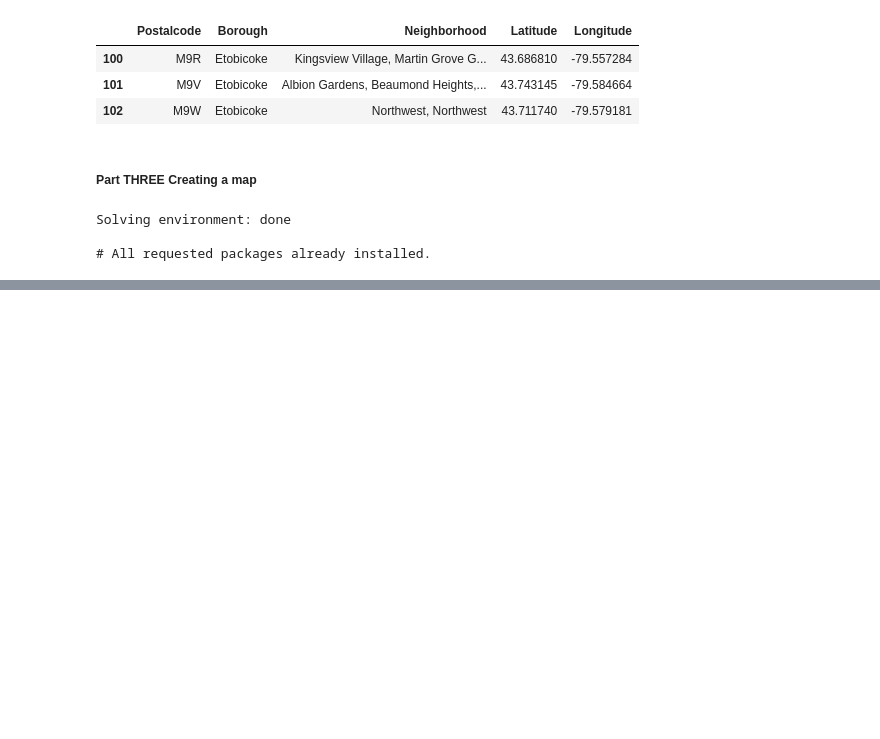
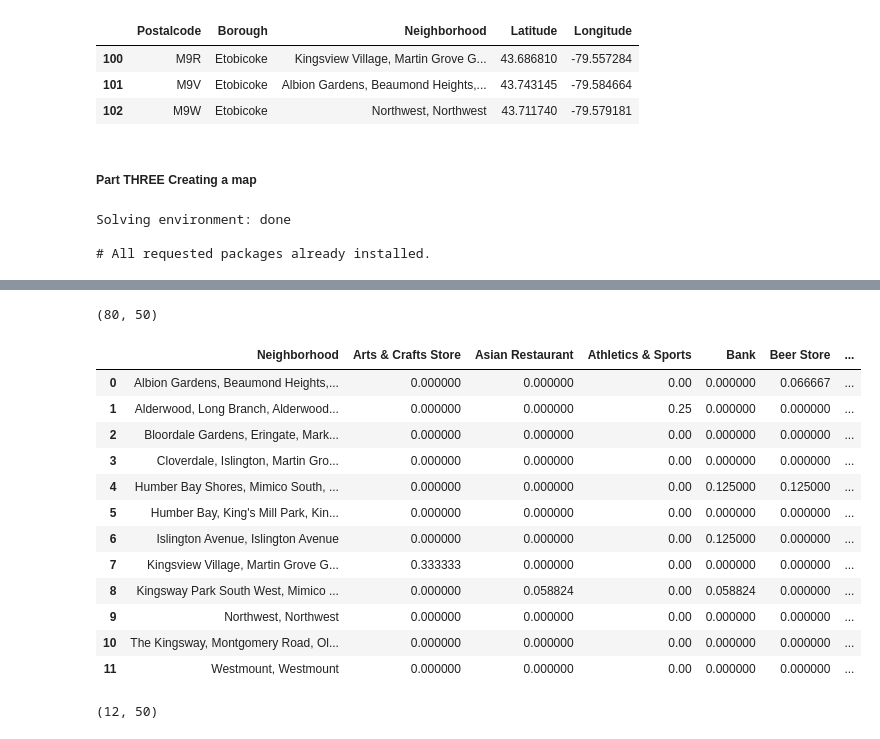
Before and after one commit to yanagh/CourseraCapstone, a Jupyter notebook: Segmenting and Clustering Neighborhoods.ipynb, the cells around one changed output, grey strips where cells are left out. Saved outputs shown, nothing was run; the diff lists cells and outputs as text; code cells hidden in the pictures; blank space fills up the shorter version.

```diff
--- a/Segmenting and Clustering Neighborhoods.ipynb
+++ b/Segmenting and Clustering Neighborhoods.ipynb
@@ -264,0 +264,8 @@ The geograpical coordinate of Toronto are 43.653963, -79.387207.
+# %%
+CLIENT_ID = 'AJVRRHMYY3EEPYOZBIBNIVCSHPNNDGO50G0ZTYUEMJNWSTAB' # your Foursquare ID
+CLIENT_SECRET = '1UCZY3IMQM02NFH0N3KPT2WWYH0UKVEVK2N0T2RKEWBKZIZP' # your Foursquare Secret
+VERSION = '20180604'
+LIMIT = 30
+print('Your credentails:')
+print('CLIENT_ID: ' + CLIENT_ID)
+print('CLIENT_SECRET:' + CLIENT_SECRET)
@@ -264,0 +342,17 @@ The geograpical coordinate of Toronto are 43.653963, -79.387207.
+# %%
+results = requests.get(url).json()
+venues = results['response']['groups'][0]['items']
+
+nearby_venues = json_normalize(venues) # flatten JSON
+
+# filter columns
+filtered_columns = ['venue.name', 'venue.categories', 'venue.location.lat', 'venue.location.lng']
+nearby_venues =nearby_venues.loc[:, filtered_columns]
+
+# filter the category for each row
+nearby_venues['venue.categories'] = nearby_venues.apply(get_category_type, axis=1)
+
+# clean columns
+nearby_venues.columns = [col.split(".")[-1] for col in nearby_venues.columns]
+
+nearby_venues.head(5)
@@ -264,0 +407,5 @@ The geograpical coordinate of Toronto are 43.653963, -79.387207.
+# %%
+Etobicoke_venues = getNearbyVenues(names=Etobicoke_data['Neighborhood'],
+                                   latitudes=Etobicoke_data['Latitude'],
+                                   longitudes=Etobicoke_data['Longitude']
+                                  )
@@ -264,0 +457,12 @@ The geograpical coordinate of Toronto are 43.653963, -79.387207.
+# %%
+# one hot encoding
+Etobicoke_onehot = pd.get_dummies(Etobicoke_venues[['Venue Category']], prefix="", prefix_sep="")
+
+# add neighborhood column back to dataframe
+Etobicoke_onehot['Neighborhood'] = Etobicoke_venues['Neighborhood']
+
+# move neighborhood column to the first column
+fixed_columns = [Etobicoke_onehot.columns[-1]] + list(Etobicoke_onehot.columns[:-1])
+Etobicoke_onehot = Etobicoke_onehot[fixed_columns]
+
+Etobicoke_onehot.head()
@@ -264,0 +476,25 @@ The geograpical coordinate of Toronto are 43.653963, -79.387207.
+# %%
+Etobicoke_onehot.shape
+# %% [output]
+(80, 50)
+# %%
+Etobicoke_grouped = Etobicoke_onehot.groupby('Neighborhood').mean().reset_index()
+Etobicoke_grouped
+# %% [output]
+|  | Neighborhood | Arts & Crafts Store | Asian Restaurant | Athletics & Sports | Bank | Beer Store | ... |
+| 0 | Albion Gardens, Beaumond Heights,... | 0.000000 | 0.000000 | 0.00 | 0.000000 | 0.066667 | ... |
+| 1 | Alderwood, Long Branch, Alderwood... | 0.000000 | 0.000000 | 0.25 | 0.000000 | 0.000000 | ... |
+| 2 | Bloordale Gardens, Eringate, Mark... | 0.000000 | 0.000000 | 0.00 | 0.000000 | 0.000000 | ... |
+| 3 | Cloverdale, Islington, Martin Gro... | 0.000000 | 0.000000 | 0.00 | 0.000000 | 0.000000 | ... |
+| 4 | Humber Bay Shores, Mimico South, ... | 0.000000 | 0.000000 | 0.00 | 0.125000 | 0.125000 | ... |
+| 5 | Humber Bay, King's Mill Park, Kin... | 0.000000 | 0.000000 | 0.00 | 0.000000 | 0.000000 | ... |
+| 6 | Islington Avenue, Islington Avenue | 0.000000 | 0.000000 | 0.00 | 0.125000 | 0.000000 | ... |
+| 7 | Kingsview Village, Martin Grove G... | 0.333333 | 0.000000 | 0.00 | 0.000000 | 0.000000 | ... |
+| 8 | Kingsway Park South West, Mimico ... | 0.000000 | 0.058824 | 0.00 | 0.058824 | 0.000000 | ... |
+| 9 | Northwest, Northwest | 0.000000 | 0.000000 | 0.00 | 0.000000 | 0.000000 | ... |
+| 10 | The Kingsway, Montgomery Road, Ol... | 0.000000 | 0.000000 | 0.00 | 0.000000 | 0.000000 | ... |
+| 11 | Westmount, Westmount | 0.000000 | 0.000000 | 0.00 | 0.000000 | 0.000000 | ... |
+# %%
+Etobicoke_grouped.shape
+# %% [output]
+(12, 50)
```
Also changed, not shown: parts of 22 cells of this notebook.
